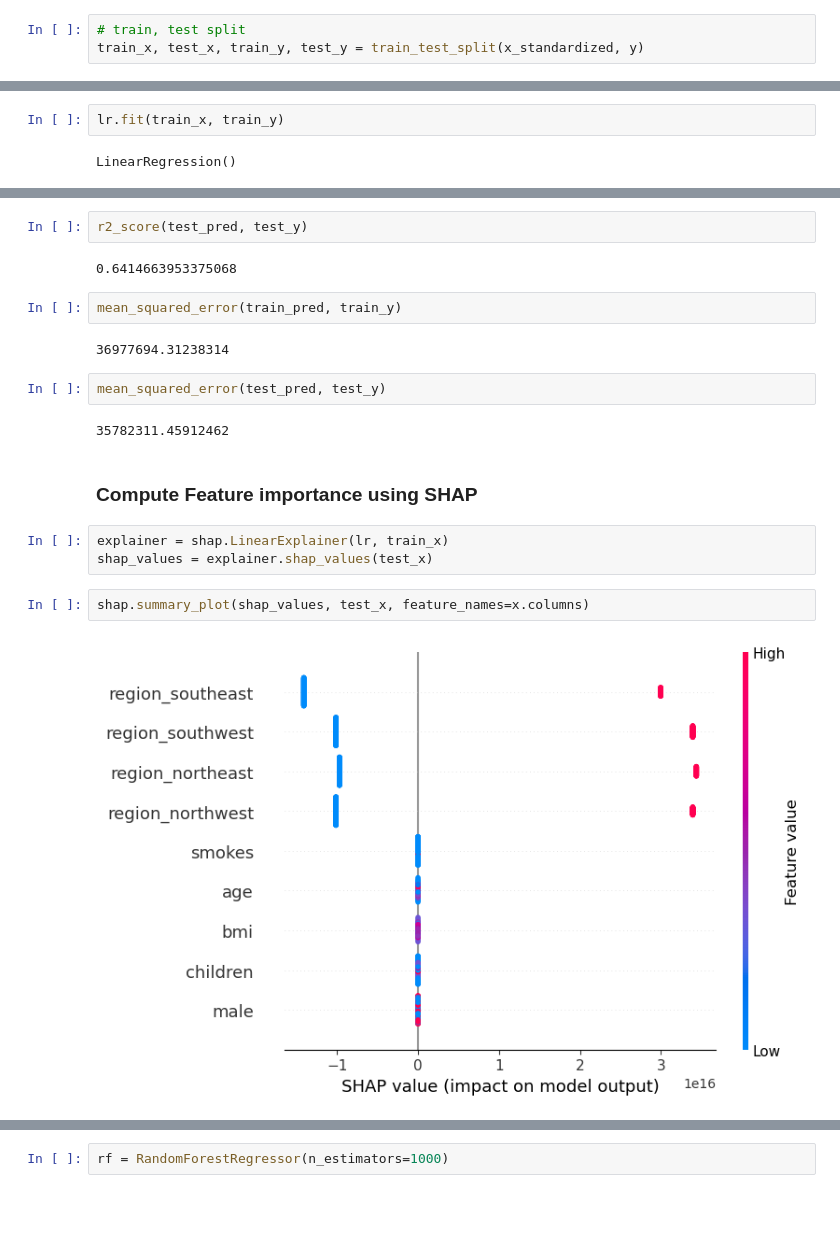
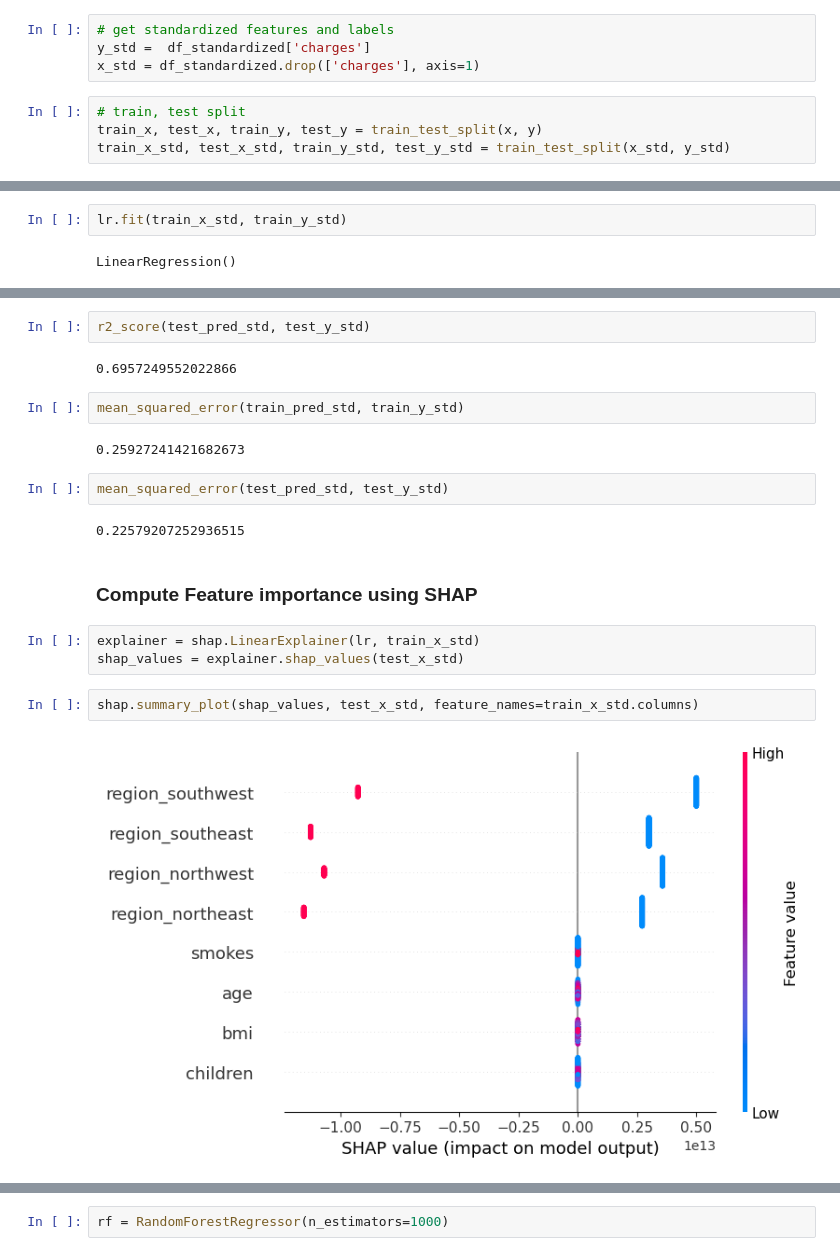
Before and after one commit to vanikanoria/Explaining-Medical-Insurance-Price-Prediction-Models, a Jupyter notebook: Medical Insurance Price Prediction.ipynb, the cells around one changed output, grey strips where cells are left out. Cells and saved outputs as stored; diff of their text form; blank space fills up the shorter version.

```diff
--- a/Medical Insurance Price Prediction.ipynb
+++ b/Medical Insurance Price Prediction.ipynb
@@ -277,6 +314,11 @@ from sklearn.model_selection import train_test_split
+# %%
+# get standardized features and labels
+y_std =  df_standardized['charges']
+x_std = df_standardized.drop(['charges'], axis=1)
 # %%
 # train, test split
-train_x, test_x, train_y, test_y = train_test_split(x_standardized, y)
+train_x, test_x, train_y, test_y = train_test_split(x, y)
+train_x_std, test_x_std, train_y_std, test_y_std = train_test_split(x_std, y_std)
 # %% [markdown]
 # ML models for regression
 1. Linear Regression
@@ -288,7 +330,7 @@ train_x, test_x, train_y, test_y = train_test_split(x_standardized, y)
 # %%
 lr = LinearRegression()
 # %%
-lr.fit(train_x, train_y)
+lr.fit(train_x_std, train_y_std)
 # %% [output]
 LinearRegression()
 # %%
@@ -302,21 +343,21 @@ r2_score(train_pred, train_y)
 # %%
-r2_score(test_pred, test_y)
+r2_score(test_pred_std, test_y_std)
 # %% [output]
-0.6414663953375068
+0.6957249552022866
 # %%
-mean_squared_error(train_pred, train_y)
+mean_squared_error(train_pred_std, train_y_std)
 # %% [output]
-36977694.31238314
+0.25927241421682673
 # %%
-mean_squared_error(test_pred, test_y)
+mean_squared_error(test_pred_std, test_y_std)
 # %% [output]
-35782311.45912462
+0.22579207252936515
 # %% [markdown]
 ### Compute Feature importance using SHAP
 # %%
-explainer = shap.LinearExplainer(lr, train_x)
-shap_values = explainer.shap_values(test_x)
+explainer = shap.LinearExplainer(lr, train_x_std)
+shap_values = explainer.shap_values(test_x_std)
 # %%
-shap.summary_plot(shap_values, test_x, feature_names=x.columns)
+shap.summary_plot(shap_values, test_x_std, feature_names=train_x_std.columns)
 # %% [output]
-[figure, old version]
+[figure, new version]
```
Also changed, not shown: parts of 66 cells of this notebook.
